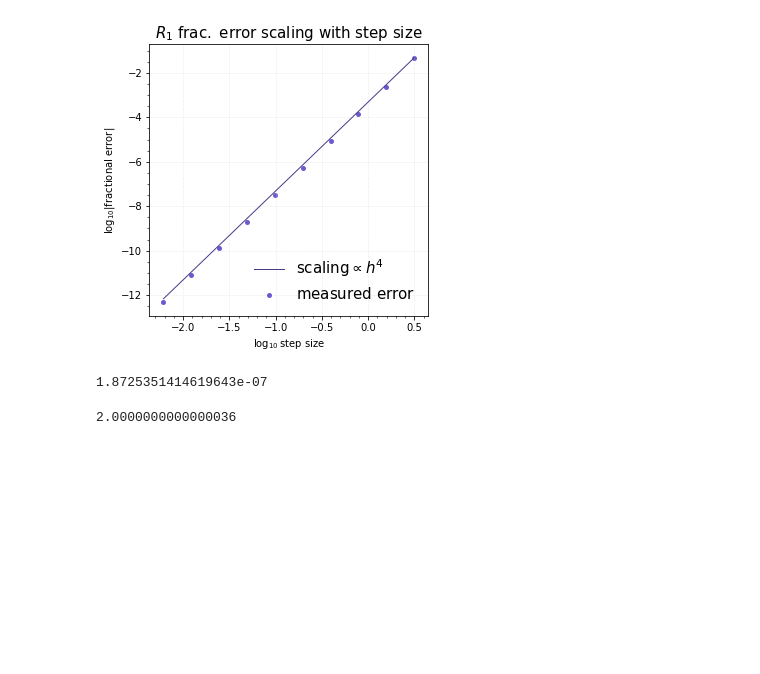
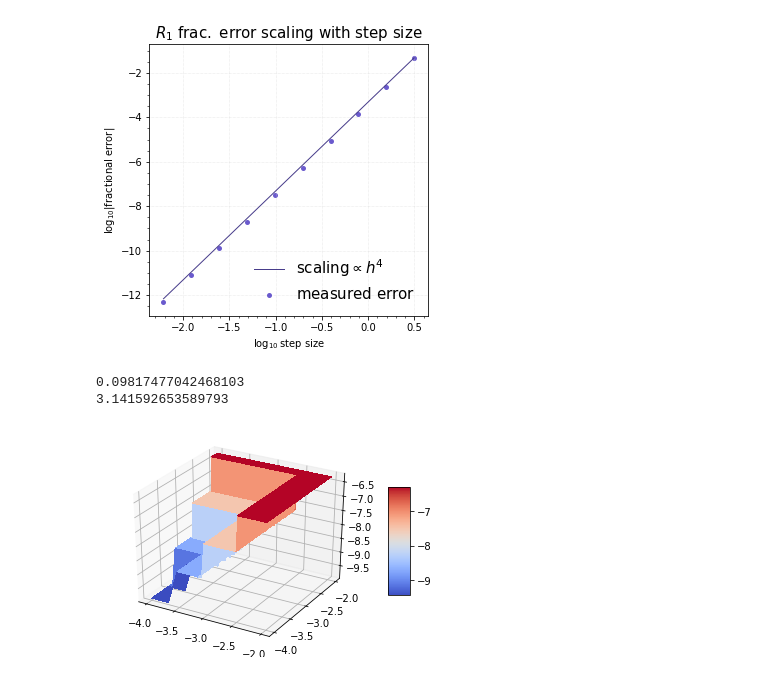
Before and after one commit to gil2rok/Astro211, a Jupyter notebook: hw01.ipynb, the cells around one changed output. Drawn from its saved outputs; the diff is of its cells as text; code cells hidden in the pictures; blank space fills up the shorter version.

```diff
--- a/hw01.ipynb
+++ b/hw01.ipynb
@@ -160,12 +154,6 @@ plot_line_points(np.log10(hsteps), np.log10(ferr_model),
                  grid=True, figsize=5, figsave='fracerr_r1.pdf')
 # %% [output]
 [figure]
-# %%
-def abs_error_func(exact_val, approx_val):
-    return (np.abs(approx_val - exact_val))
-
-def rel_error_func(exact_val, approx_val):
-    return (np.abs(1. - approx_val/exact_val))
 # %%
 def error_tol_rom_int(func, int_func1, int_func2, a, b, atol, rtol, *args):
     """
@@ -210,5 +207,0 @@ def error_tol_rom_int(func, int_func1, int_func2, a, b, atol, rtol, *args):
-# %%
-error_tol_rom_int(np.sin, rom_int, trapzd, a, b, 10e-100, 10e-15)
-# %% [output]
-1.8725351414619643e-07
-2.0000000000000036
@@ -214,0 +218,7 @@ error_tol_rom_int(np.sin, rom_int, trapzd, a, b, 10e-100, 10e-15)
+# %%
+atol = 10e-4; rtol = 10e-4
+sat_rom = error_rom(np.sin, rom_int, trapzd, a, b, atol, rtol)
+print(np.abs(sat_rom/exact_int - 1.))
+# %% [output]
+0.09817477042468103
+3.141592653589793
@@ -215 +259,29 @@ error_tol_rom_int(np.sin, rom_int, trapzd, a, b, 10e-100, 10e-15)
+# %%
+from mpl_toolkits.mplot3d import Axes3D
+from matplotlib import cm
+from matplotlib.ticker import LinearLocator, FormatStrFormatter
+
+#Plotting
+fig = plt.figure()
+ax = fig.gca(projection='3d')
+
+X = atol_2d
+Y = rtol_2d
+Z = rerr_sat_rom_2d
+
+# Plot the surface.
+surf = ax.plot_surface(np.log10(X), np.log10(Y), np.log10(Z), cmap=cm.coolwarm,
+                       linewidth=0, antialiased=False)
+
+# Customize the z axis.
+#ax.set_zlim(-1.01, 1.01)
+#ax.zaxis.set_major_locator(LinearLocator(10))
+#ax.zaxis.set_major_formatter(FormatStrFormatter('%.02f'))
+
+# Add a color bar which maps values to colors.
+fig.colorbar(surf, shrink=0.5, aspect=5)
+
+plt.show()
+# %% [output]
+[figure, added]
 # %%
```
Also changed, not shown: parts of 9 cells of this notebook.
